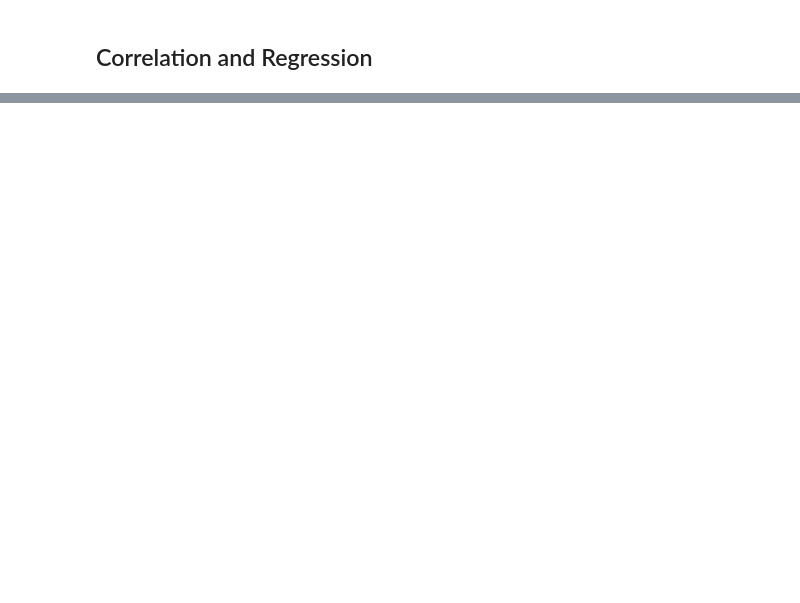
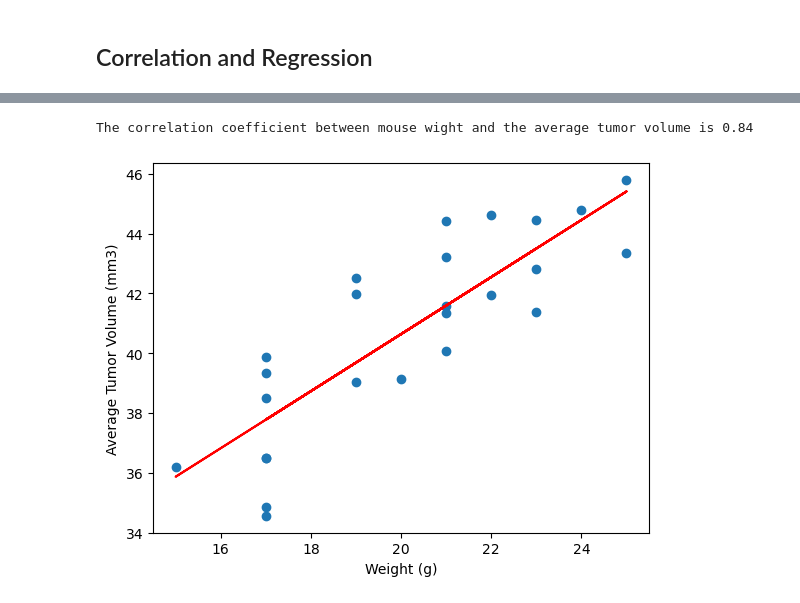
Before and after one commit to PriscilaGlienke/matplotlib-challenge, a Jupyter notebook: Pymaceuticals/pymaceuticals_starter.ipynb, the cells around one changed output, grey strips where cells are left out. Saved outputs shown, nothing was run; the diff lists cells and outputs as text; code cells hidden in the pictures; blank space fills up the shorter version.

```diff
--- a/Pymaceuticals/pymaceuticals_starter.ipynb
+++ b/Pymaceuticals/pymaceuticals_starter.ipynb
@@ -261,0 +281,23 @@ The correlation between mouse weight and the average tumor volume is 0.84
+# %%
+from scipy.stats import linregress, pearsonr
+
+# Calculate the correlation coefficient and linear regression model
+plt.scatter(mouse_average["Weight (g)"], mouse_average["Tumor Volume (mm3)"])
+
+correlation_coef, _ = pearsonr(mouse_average["Weight (g)"],mouse_average["Tumor Volume (mm3)"])
+print(f"The correlation coefficient between mouse wight and the average tumor volume is {round(correlation_coef, 2)}")
+
+slope, intercept, rvalue, pvalue, stderr = linregress(mouse_average["Weight (g)"], mouse_average["Tumor Volume (mm3)"])
+regress_values = slope * mouse_average["Weight (g)"] + intercept
+
+plt.plot(mouse_average["Weight (g)"], regress_values, color='red')
+
+# for mouse weight and average tumor volume for the Capomulin regimen
+
+plt.xlabel("Weight (g)")
+plt.ylabel("Average Tumor Volume (mm3)")
+
+plt.show()
+# %% [output]
+The correlation coefficient between mouse wight and the average tumor volume is 0.84
+[figure, added]
```
Also changed, not shown: parts of 5 cells of this notebook, 1 other file.
